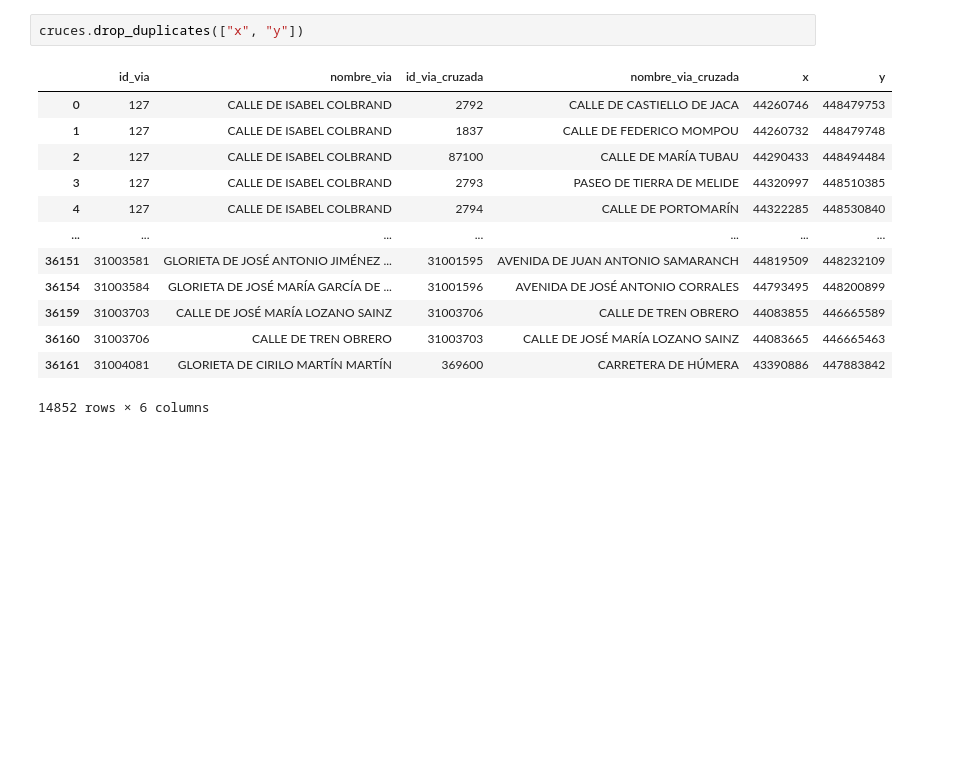
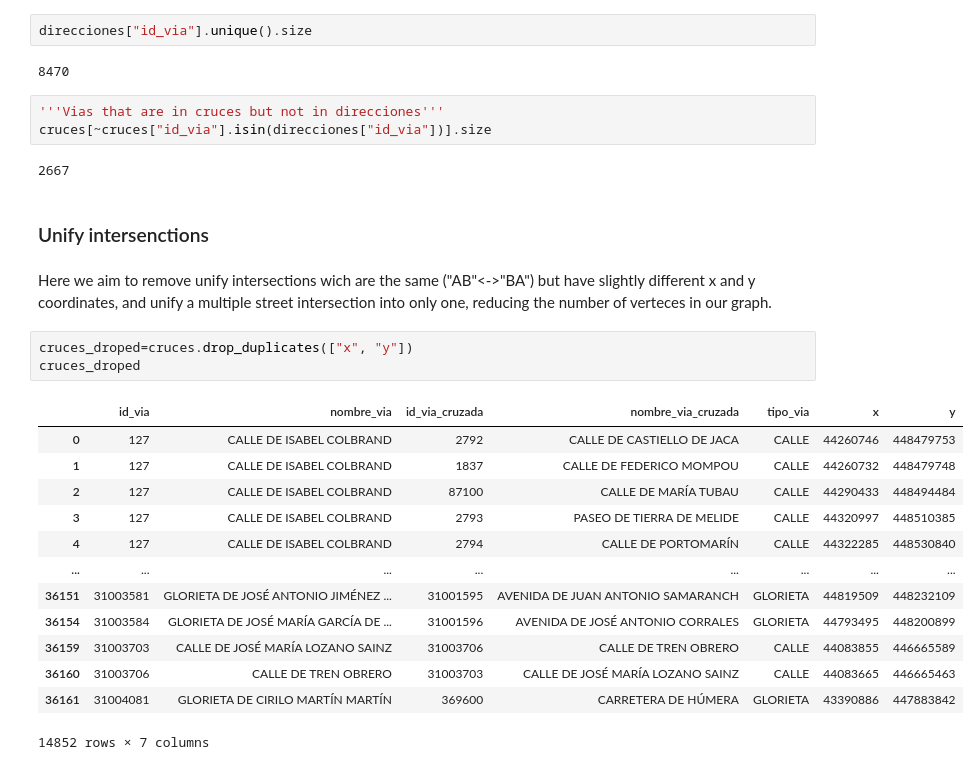
Before and after one commit to winoo19/GPS, a Jupyter notebook: create_graph.ipynb, the cells around one changed output. Cells and saved outputs as stored; diff of their text form; blank space fills up the shorter version.

```diff
--- a/create_graph.ipynb
+++ b/create_graph.ipynb
@@ -8,16 +52,31 @@ g = Grafo(True)
+# %%
+direcciones["id_via"].unique().size
+# %% [output]
+8470
+# %%
+'''Vias that are in cruces but not in direcciones'''
+cruces[~cruces["id_via"].isin(direcciones["id_via"])].size
+# %% [output]
+2667
+# %% [markdown]
+### Unify intersenctions
+# %% [markdown]
+Here we aim to remove unify intersections wich are the same ("AB"<->"BA") but have slightly different x and y coordinates,
+and unify a multiple street intersection into only one, reducing the number of verteces in our graph.
 # %%
-cruces.drop_duplicates(["x", "y"])
+cruces_droped=cruces.drop_duplicates(["x", "y"])
+cruces_droped
 # %% [output]
-|  | id_via | nombre_via | id_via_cruzada | nombre_via_cruzada | x | y |
-| 0 | 127 | CALLE DE ISABEL COLBRAND | 2792 | CALLE DE CASTIELLO DE JACA | 44260746 | 448479753 |
-| 1 | 127 | CALLE DE ISABEL COLBRAND | 1837 | CALLE DE FEDERICO MOMPOU | 44260732 | 448479748 |
-| 2 | 127 | CALLE DE ISABEL COLBRAND | 87100 | CALLE DE MARÍA TUBAU | 44290433 | 448494484 |
-| 3 | 127 | CALLE DE ISABEL COLBRAND | 2793 | PASEO DE TIERRA DE MELIDE | 44320997 | 448510385 |
-| 4 | 127 | CALLE DE ISABEL COLBRAND | 2794 | CALLE DE PORTOMARÍN | 44322285 | 448530840 |
-| ... | ... | ... | ... | ... | ... | ... |
-| 36151 | 31003581 | GLORIETA DE JOSÉ ANTONIO JIMÉNEZ ... | 31001595 | AVENIDA DE JUAN ANTONIO SAMARANCH | 44819509 | 448232109 |
-| 36154 | 31003584 | GLORIETA DE JOSÉ MARÍA GARCÍA DE ... | 31001596 | AVENIDA DE JOSÉ ANTONIO CORRALES | 44793495 | 448200899 |
-| 36159 | 31003703 | CALLE DE JOSÉ MARÍA LOZANO SAINZ | 31003706 | CALLE DE TREN OBRERO | 44083855 | 446665589 |
-| 36160 | 31003706 | CALLE DE TREN OBRERO | 31003703 | CALLE DE JOSÉ MARÍA LOZANO SAINZ | 44083665 | 446665463 |
-| 36161 | 31004081 | GLORIETA DE CIRILO MARTÍN MARTÍN | 369600 | CARRETERA DE HÚMERA | 43390886 | 447883842 |
+|  | id_via | nombre_via | id_via_cruzada | nombre_via_cruzada | tipo_via | x | y |
+| 0 | 127 | CALLE DE ISABEL COLBRAND | 2792 | CALLE DE CASTIELLO DE JACA | CALLE | 44260746 | 448479753 |
+| 1 | 127 | CALLE DE ISABEL COLBRAND | 1837 | CALLE DE FEDERICO MOMPOU | CALLE | 44260732 | 448479748 |
+| 2 | 127 | CALLE DE ISABEL COLBRAND | 87100 | CALLE DE MARÍA TUBAU | CALLE | 44290433 | 448494484 |
+| 3 | 127 | CALLE DE ISABEL COLBRAND | 2793 | PASEO DE TIERRA DE MELIDE | CALLE | 44320997 | 448510385 |
+| 4 | 127 | CALLE DE ISABEL COLBRAND | 2794 | CALLE DE PORTOMARÍN | CALLE | 44322285 | 448530840 |
+| ... | ... | ... | ... | ... | ... | ... | ... |
+| 36151 | 31003581 | GLORIETA DE JOSÉ ANTONIO JIMÉNEZ ... | 31001595 | AVENIDA DE JUAN ANTONIO SAMARANCH | GLORIETA | 44819509 | 448232109 |
+| 36154 | 31003584 | GLORIETA DE JOSÉ MARÍA GARCÍA DE ... | 31001596 | AVENIDA DE JOSÉ ANTONIO CORRALES | GLORIETA | 44793495 | 448200899 |
+| 36159 | 31003703 | CALLE DE JOSÉ MARÍA LOZANO SAINZ | 31003706 | CALLE DE TREN OBRERO | CALLE | 44083855 | 446665589 |
+| 36160 | 31003706 | CALLE DE TREN OBRERO | 31003703 | CALLE DE JOSÉ MARÍA LOZANO SAINZ | CALLE | 44083665 | 446665463 |
+| 36161 | 31004081 | GLORIETA DE CIRILO MARTÍN MARTÍN | 369600 | CARRETERA DE HÚMERA | GLORIETA | 43390886 | 447883842 |
-14852 rows × 6 columns
+14852 rows × 7 columns
```
Also changed, not shown: parts of 30 cells of this notebook, 14 other files.
